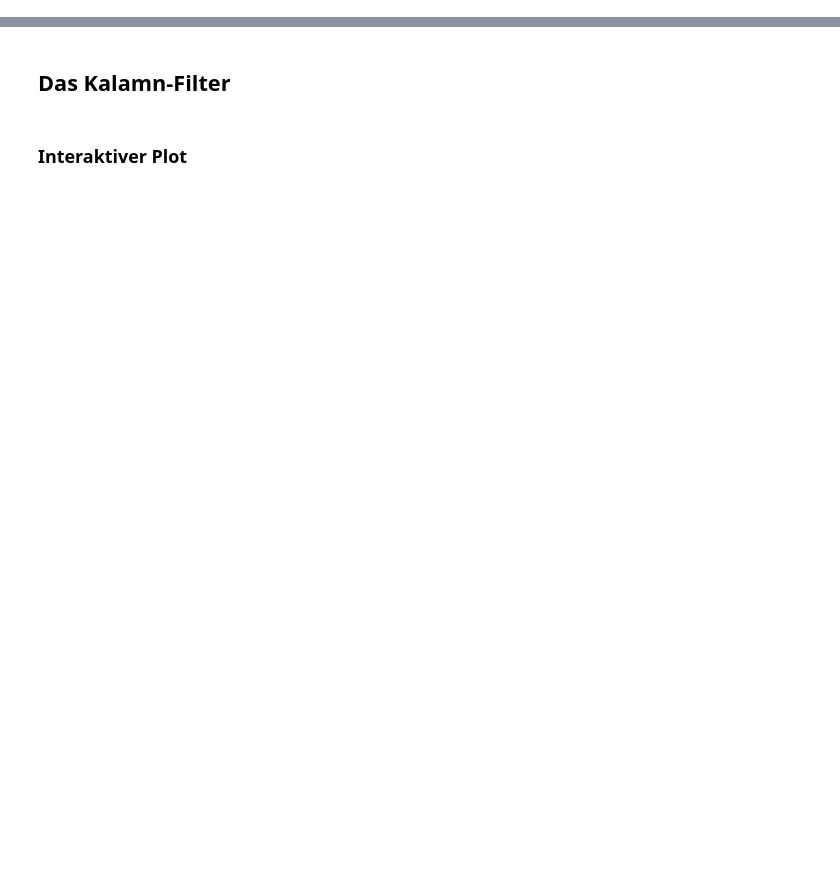
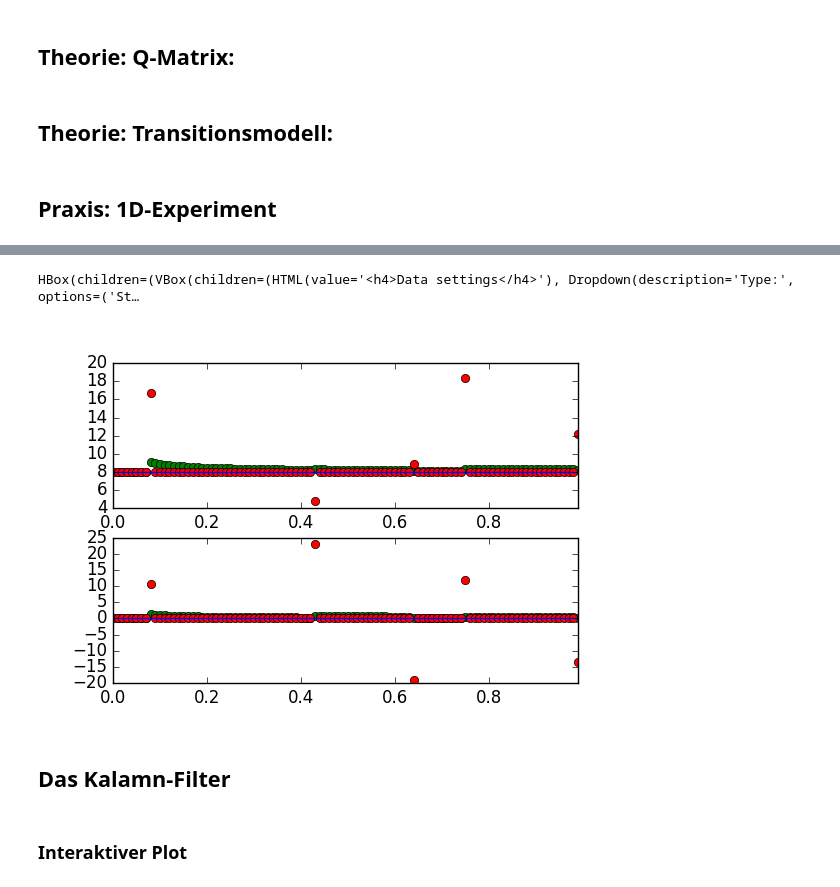
Before and after one commit to goseind/kalman-filter-dbscan, a Jupyter notebook: Abgabe/Praesentation.ipynb, the cells around one changed output, grey strips where cells are left out. Cells and saved outputs as stored; diff of their text form; code cells hidden in the pictures; blank space fills up the shorter version.

```diff
--- a/Abgabe/Praesentation.ipynb
+++ b/Abgabe/Praesentation.ipynb
@@ -19,0 +65,9 @@ plt.style.use('classic')
+# %% [markdown]
+## Theorie: Q-Matrix:
+# %% [markdown]
+## Theorie: Transitionsmodell:
+# %% [markdown]
+## Praxis: 1D-Experiment
+# %%
+interactive1DExperiment.plot_interactive_kalaman_filter()
+# %% [output]
@@ -20,3 +76,5 @@ plt.style.use('classic')
+HBox(children=(VBox(children=(HTML(value='<h4>Data settings</h4>'), Dropdown(description='Type:', options=('St…
+[figure, added]
 # %% [markdown]
 ## Das Kalamn-Filter
 # %% [markdown]
```
Also changed, not shown: parts of 8 cells of this notebook, 1 other file.
